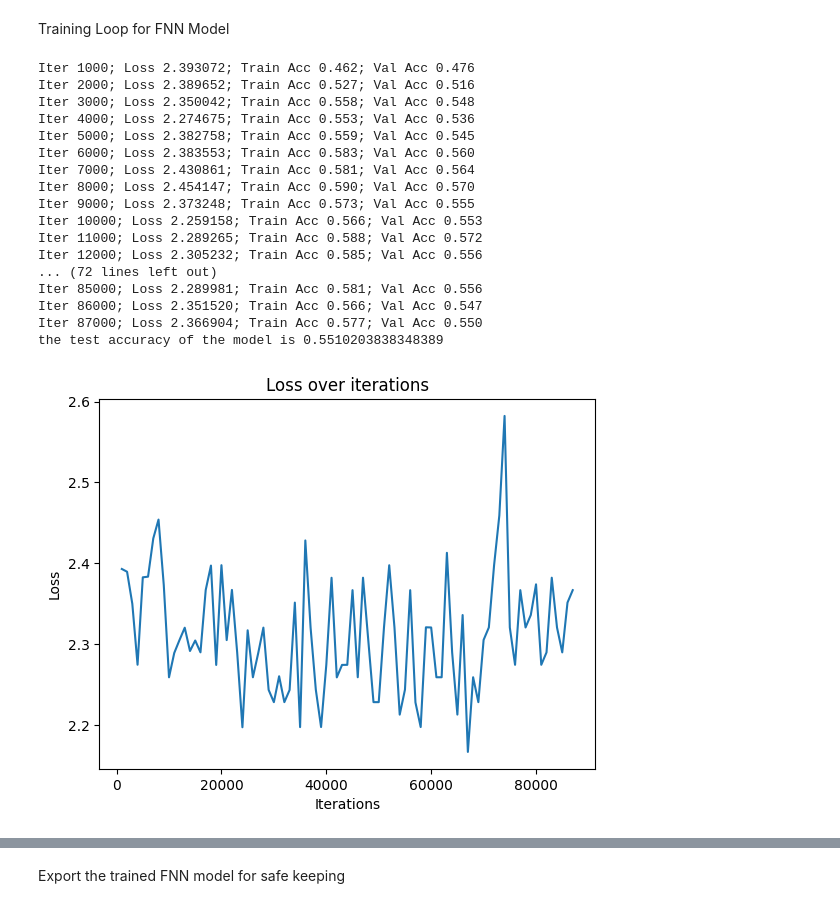
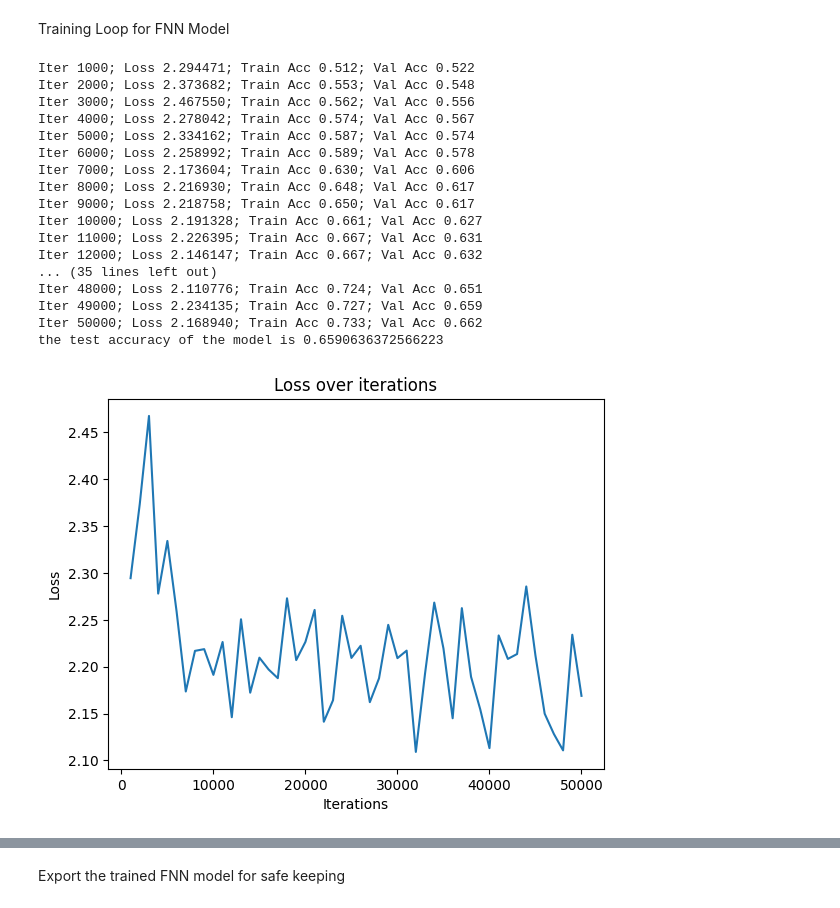
Before and after one commit to szge/classie, a Jupyter notebook: model_training.ipynb, the cells around one changed output, grey strips where cells are left out. Drawn from its saved outputs; the diff is of its cells as text; code cells hidden in the pictures.

Commit message:
Increased FNN architecture complexity and optimized hyperparameters.

```diff
--- a/model_training.ipynb
+++ b/model_training.ipynb
@@ -171,17 +168,31 @@ def get_accuracy(model, data, device):
 FNN Model Definition
 # %%
 class FNN(nn.Module):
-    def __init__(self):
+    def __init__(self, num_components, dropout_rate=0.5, weight_decay=0.01):
         super(FNN, self).__init__()
         self.fc1 = nn.Linear(num_components, 220)
+        self.bn1 = nn.BatchNorm1d(220)
         self.fc2 = nn.Linear(220, 80)
+        self.bn2 = nn.BatchNorm1d(80)
         self.fc3 = nn.Linear(80, 40)
+        self.bn3 = nn.BatchNorm1d(40)
         self.fc4 = nn.Linear(40, 16)
 
+        # Dropout layers
+        self.dropout1 = nn.Dropout(dropout_rate)
+        self.dropout2 = nn.Dropout(dropout_rate)
+        self.dropout3 = nn.Dropout(dropout_rate)
+
+        # L2 regularization
+        self.l2_reg = weight_decay
+
     def forward(self, x):
-        x = torch.relu(self.fc1(x))
-        x = torch.relu(self.fc2(x))
-        x = torch.relu(self.fc3(x))
+        x = torch.relu(self.bn1(self.fc1(x)))
+        x = self.dropout1(x)
+        x = torch.relu(self.bn2(self.fc2(x)))
+        x = self.dropout2(x)
+        x = torch.relu(self.bn3(self.fc3(x)))
+        x = self.dropout3(x)
         x = torch.softmax(self.fc4(x), dim=1)
         return x
 # %% [markdown]
@@ -238,39 +249,50 @@ Training Loop for FNN Model
 # %%
 device = torch.device('cuda' if torch.cuda.is_available() else 'cpu')
 
+# OLD HYPERPARAMETERS FOR OLDER VERSIONS---
+# num_epochs = 25
+# batch_size = 32
+# lr=0.001
+# # hyperparameters
+# lr = 0.0006
+# num_epochs = 350
+# OLD HYPERPARAMETERS FOR OLDER VERSIONS---
+
 # hyperparameters
-lr = 0.0006
-num_epochs = 350
+lr = 0.0005
+dropout_rate = 0.3
+weight_decay = 0.01
+num_epochs = 200
 
 # instantiate model
-fnn_model = FNN()
+fnn_model = FNN(num_components=num_components, dropout_rate=dropout_rate, weight_decay=weight_decay)
 fnn_model = fnn_model.to(device)
 
 # Define loss function and optimizer
 criterion = nn.CrossEntropyLoss()
 optimizer = Adam(fnn_model.parameters(), lr=lr)
 
 # train the model
 train_model(fnn_model, criterion, optimizer, num_epochs, device)
 # test accuracy
 tacc = get_accuracy(fnn_model, fnn_test_dataset, device)
 print("the test accuracy of the model is {}".format(tacc))
 # %% [output]
-Iter 1000; Loss 2.393072; Train Acc 0.462; Val Acc 0.476
-Iter 2000; Loss 2.389652; Train Acc 0.527; Val Acc 0.516
-Iter 3000; Loss 2.350042; Train Acc 0.558; Val Acc 0.548
-Iter 4000; Loss 2.274675; Train Acc 0.553; Val Acc 0.536
-Iter 5000; Loss 2.382758; Train Acc 0.559; Val Acc 0.545
-Iter 6000; Loss 2.383553; Train Acc 0.583; Val Acc 0.560
-Iter 7000; Loss 2.430861; Train Acc 0.581; Val Acc 0.564
-Iter 8000; Loss 2.454147; Train Acc 0.590; Val Acc 0.570
-Iter 9000; Loss 2.373248; Train Acc 0.573; Val Acc 0.555
-Iter 10000; Loss 2.259158; Train Acc 0.566; Val Acc 0.553
-Iter 11000; Loss 2.289265; Train Acc 0.588; Val Acc 0.572
-Iter 12000; Loss 2.305232; Train Acc 0.585; Val Acc 0.556
-... (72 lines left out)
-Iter 85000; Loss 2.289981; Train Acc 0.581; Val Acc 0.556
-Iter 86000; Loss 2.351520; Train Acc 0.566; Val Acc 0.547
-Iter 87000; Loss 2.366904; Train Acc 0.577; Val Acc 0.550
-the test accuracy of the model is 0.5510203838348389
+Iter 1000; Loss 2.294471; Train Acc 0.512; Val Acc 0.522
+Iter 2000; Loss 2.373682; Train Acc 0.553; Val Acc 0.548
+Iter 3000; Loss 2.467550; Train Acc 0.562; Val Acc 0.556
+Iter 4000; Loss 2.278042; Train Acc 0.574; Val Acc 0.567
+Iter 5000; Loss 2.334162; Train Acc 0.587; Val Acc 0.574
+Iter 6000; Loss 2.258992; Train Acc 0.589; Val Acc 0.578
+Iter 7000; Loss 2.173604; Train Acc 0.630; Val Acc 0.606
+Iter 8000; Loss 2.216930; Train Acc 0.648; Val Acc 0.617
+Iter 9000; Loss 2.218758; Train Acc 0.650; Val Acc 0.617
+Iter 10000; Loss 2.191328; Train Acc 0.661; Val Acc 0.627
+Iter 11000; Loss 2.226395; Train Acc 0.667; Val Acc 0.631
+Iter 12000; Loss 2.146147; Train Acc 0.667; Val Acc 0.632
+... (35 lines left out)
+Iter 48000; Loss 2.110776; Train Acc 0.724; Val Acc 0.651
+Iter 49000; Loss 2.234135; Train Acc 0.727; Val Acc 0.659
+Iter 50000; Loss 2.168940; Train Acc 0.733; Val Acc 0.662
+the test accuracy of the model is 0.6590636372566223
-[figure, old version]
+[figure, new version]
```
Also changed, not shown: parts of 6 cells of this notebook, 1 other file.
